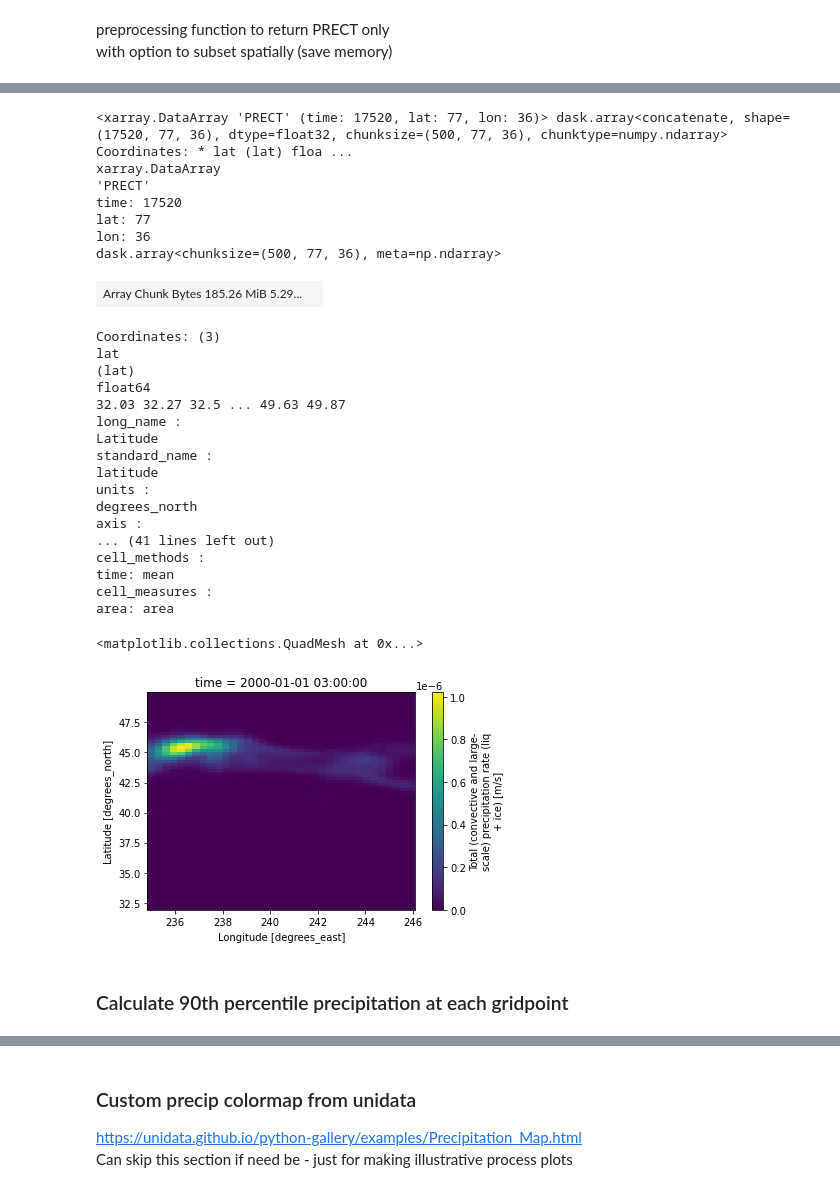
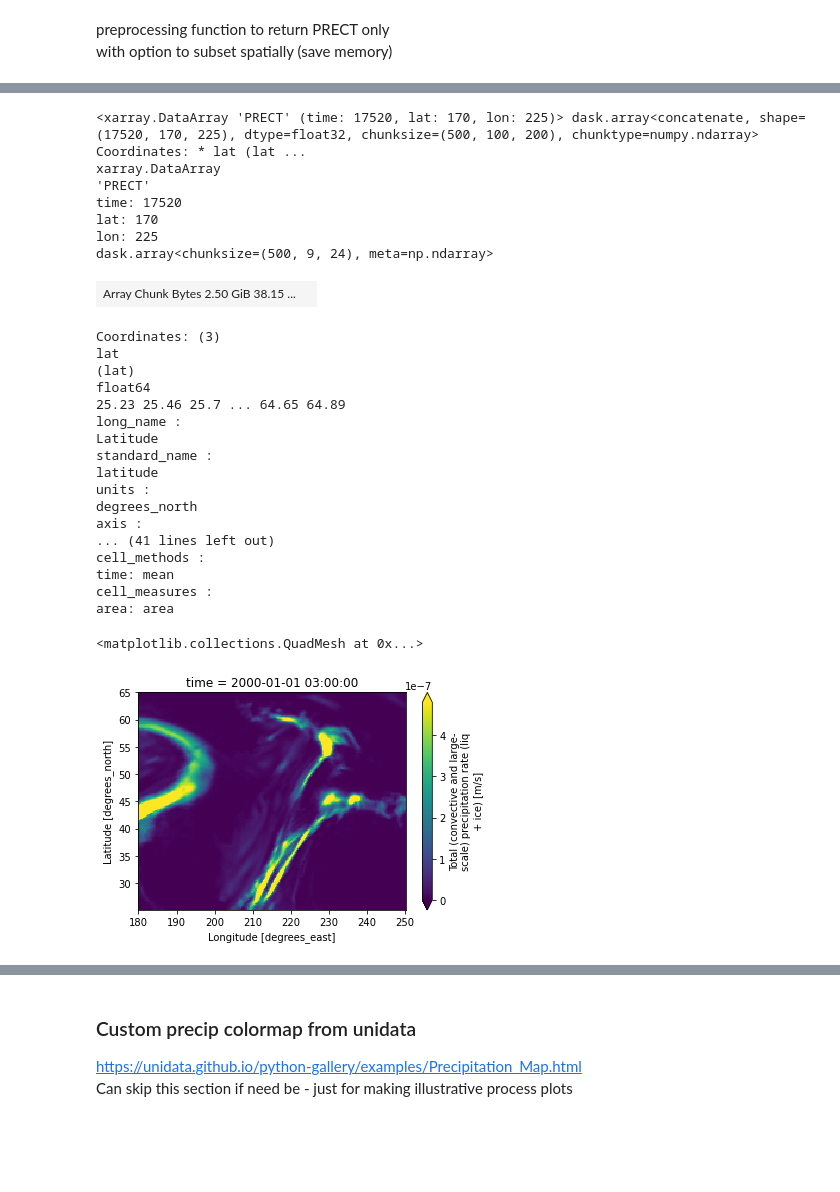
Before and after one commit to katiedagon/ML-extremes, a Jupyter notebook: notebooks/ClimateNet_PEx.ipynb, the cells around one changed output, grey strips where cells are left out. Cells and saved outputs as stored; diff of their text form; code cells hidden in the pictures; blank space fills up the shorter version.

```diff
--- a/notebooks/ClimateNet_PEx.ipynb
+++ b/notebooks/ClimateNet_PEx.ipynb
@@ -221 +257,5 @@ cb1.ax.tick_params(labelsize=12)
+# %%
+# Western US/Eastern Pacific domain from ARTMIP
+lat_bounds = slice(25,65)
+lon_bounds = slice(180,250)
 # %%
@@ -266,6 +431,7 @@ with option to subset spatially (save memory)
 def preprocess(ds):
     #return ds['PRECT']
     #return ds['PRECT'].sel(lat=slice(10,77),lon=slice(189,329)) # NA domain from Front analysis
-    #return ds['PRECT'].sel(lat=slice(25,60),lon=slice(189,250)) # Western US domain from AR analysis (e.g., Payne & Magnusdottir (2014,2015) papers, estimated)
-    return ds['PRECT'].sel(lat=slice(32,50),lon=slice(235,246)) # Restricted western US (mostly land) domain from Collow et al. 2020
+    #return ds['PRECT'].sel(lat=slice(25,61),lon=slice(189,250)) # Western US domain from AR analysis
+    #return ds['PRECT'].sel(lat=slice(32,50),lon=slice(235,246)) # Restricted western US
+    return ds['PRECT'].sel(lat=lat_bounds,lon=lon_bounds)
 # %% [markdown]
@@ -280,19 +446,19 @@ Wall time: 10 s
 # %%
 PRECT_hist
 # %% [output]
-<xarray.DataArray 'PRECT' (time: 17520, lat: 77, lon: 36)> dask.array<concatenate, shape=(17520, 77, 36), dtype=float32, chunksize=(500, 77, 36), chunktype=numpy.ndarray> Coordinates: * lat (lat) floa ...
+<xarray.DataArray 'PRECT' (time: 17520, lat: 170, lon: 225)> dask.array<concatenate, shape=(17520, 170, 225), dtype=float32, chunksize=(500, 100, 200), chunktype=numpy.ndarray> Coordinates: * lat (lat ...
 xarray.DataArray
 'PRECT'
 time: 17520
-lat: 77
-lon: 36
-dask.array<chunksize=(500, 77, 36), meta=np.ndarray>
+lat: 170
+lon: 225
+dask.array<chunksize=(500, 9, 24), meta=np.ndarray>
-| Array Chunk Bytes 185.26 MiB 5.29... |  |
+| Array Chunk Bytes 2.50 GiB 38.15 ... |  |
 Coordinates: (3)
 lat
 (lat)
 float64
-32.03 32.27 32.5 ... 49.63 49.87
+25.23 25.46 25.7 ... 64.65 64.89
 long_name :
 Latitude
 standard_name :
@@ -306,9 +472,7 @@ time: mean
 cell_measures :
 area: area
 # %%
-PRECT_hist.isel(time=0).plot()
+PRECT_hist.isel(time=0).plot(robust=True)
 # %% [output]
 <matplotlib.collections.QuadMesh at 0x...>
-[figure, old version]
+[figure, new version]
-# %% [markdown]
-### Calculate 90th percentile precipitation at each gridpoint
```
Also changed, not shown: parts of 111 cells of this notebook, 5 other files.
